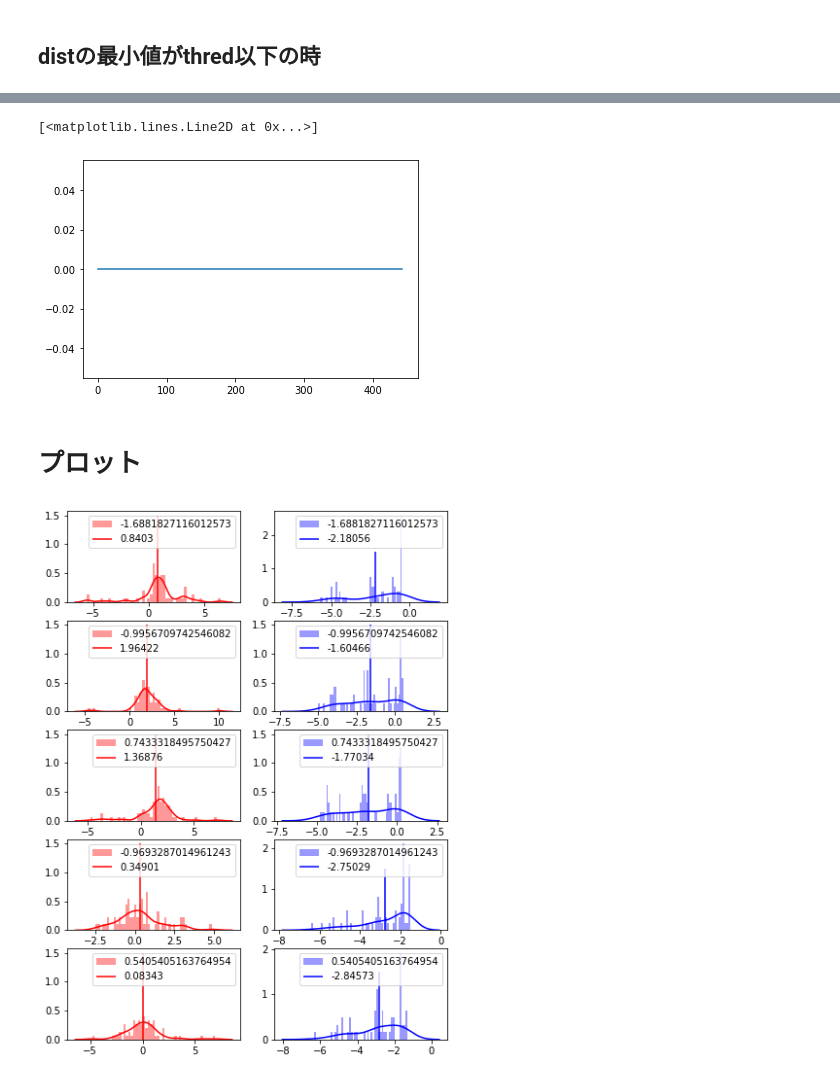
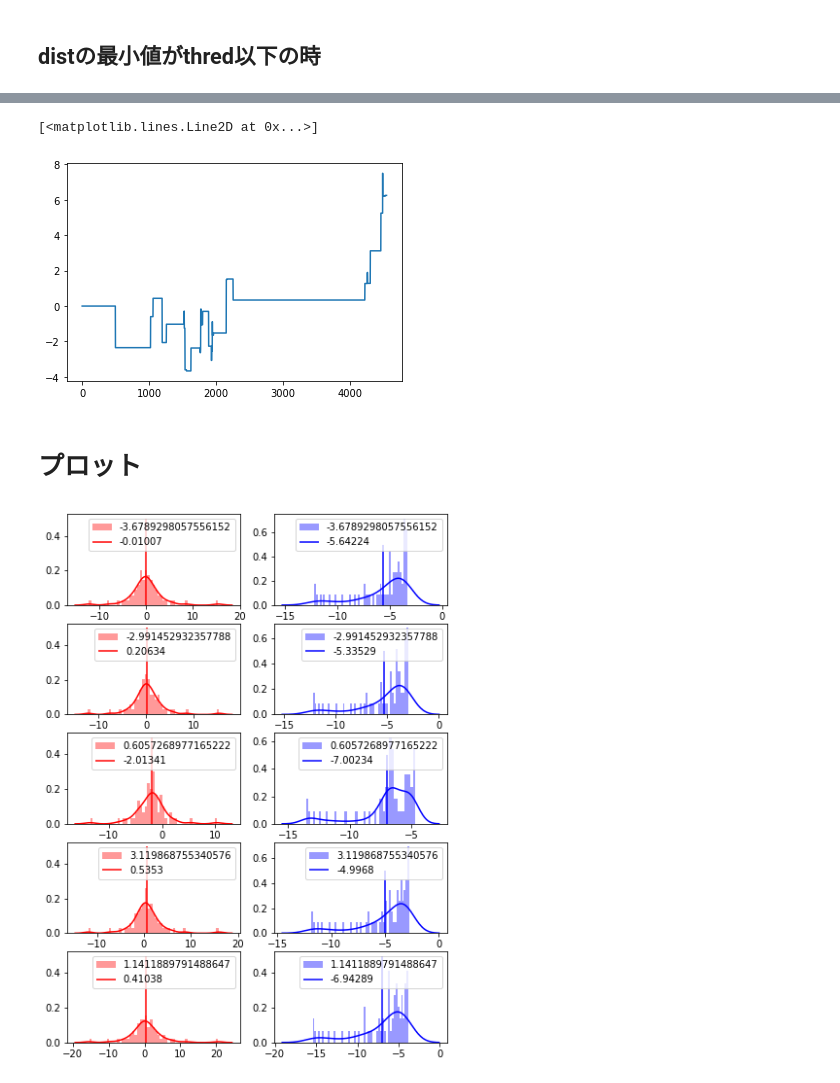
Before and after one commit to ShogoAkiyama/rltorch2, a Jupyter notebook: sentiment/iqn/EDA.ipynb, the cells around one changed output, grey strips where cells are left out. Drawn from its saved outputs; the diff is of its cells as text; code cells hidden in the pictures.

```diff
--- a/sentiment/iqn/EDA.ipynb
+++ b/sentiment/iqn/EDA.ipynb
@@ -22,7 +22,6 @@ NEWS_PATH = os.path.join('..', 'data', 'news')
 parser = argparse.ArgumentParser()
 parser.add_argument('--max_length', type=int, default=64)
 parser.add_argument('--batch_size', type=int, default=32)
-parser.add_argument('--n_epochs', type=int, default=100)
 parser.add_argument('--target_update_freq', type=int, default=100)
 parser.add_argument('--evaluation_freq', type=int, default=10)
 parser.add_argument('--network_save_freq', type=int, default=10)
@@ -30,7 +29,7 @@ parser.add_argument('--num_actions', type=int, default=1)
 
 parser.add_argument('--min_freq', type=int, default=10)
 parser.add_argument('--embedding_dim', type=int, default=300)
-parser.add_argument('--n_filters', type=int, default=100)
+parser.add_argument('--n_filters', type=int, default=50)
 parser.add_argument('--filter_sizes', type=list, default=[3, 4, 5])
 parser.add_argument('--pad_idx', type=list, default=1)
 parser.add_argument('--gamma', type=float, default=0.0)
@@ -45,7 +44,7 @@ parser.add_argument('--num_quantile', type=int, default=64)
 
 args = parser.parse_args(args=[])
 
-args.rnn = True
+args.rnn = False
 
 torch.backends.cudnn.benchmark = True
 
@@ -121,8 +120,8 @@ states = []
 for batch in test_dl:
     state = batch.Text1[0].to(device)
     with torch.no_grad():
-        curr, _, attn = trainer.model(state, eta=1)
-        cvar, _, cvar_attn = trainer.model(state, eta=0.1)
+        curr, _, attn = trainer.model(state, eta=1, eval=True)
+        cvar, _, cvar_attn = trainer.model(state, eta=0.1, eval=True)
 
     curr_q.append(curr.squeeze(2).cpu().numpy())
     cvar_q.append(cvar.squeeze(2).cpu().numpy())
@@ -384,10 +421,10 @@ plt.plot(thred_list, win_list)
 # %%
-actions = np.where(minv > 0, 1, 0)
+actions = np.where(minv > -5, 1, 0)
 epi_rewards = rewards * actions
 plt.plot(epi_rewards.cumsum())
 # %% [output]
 [<matplotlib.lines.Line2D at 0x...>]
-[figure, old version]
+[figure, new version]
 # %% [markdown]
 # プロット
 # %%
@@ -400,15 +437,15 @@ for i in range(start, N):
     # 普通の分布
     sns.distplot(curr_q[i], bins=51, color='red', ax=ax[i - start][0], label=str(rewards[i]))
     mean = np.round(curr_q[i].mean(), 5)
-    ax[i - start][0].vlines(mean, ymin=0, ymax=1.5, color='red', label=str(mean))
+    ax[i - start][0].vlines(mean, ymin=0, ymax=0.5, color='red', label=str(mean))
 
     # CVaR
     sns.distplot(cvar_q[i], bins=51, color='blue', ax=ax[i - start][1], label=str(rewards[i]))
     mean = np.round(cvar_q[i].mean(), 5)
-    ax[i - start][1].vlines(mean, ymin=0, ymax=1.5, color='blue', label=str(mean))
+    ax[i - start][1].vlines(mean, ymin=0, ymax=0.5, color='blue', label=str(mean))
 
     ax[i-start][0].legend()
     ax[i-start][1].legend()
 # %% [output]
-[figure, old version]
+[figure, new version]
 # %%
```
Also changed, not shown: parts of 43 cells of this notebook, 7 other files.
